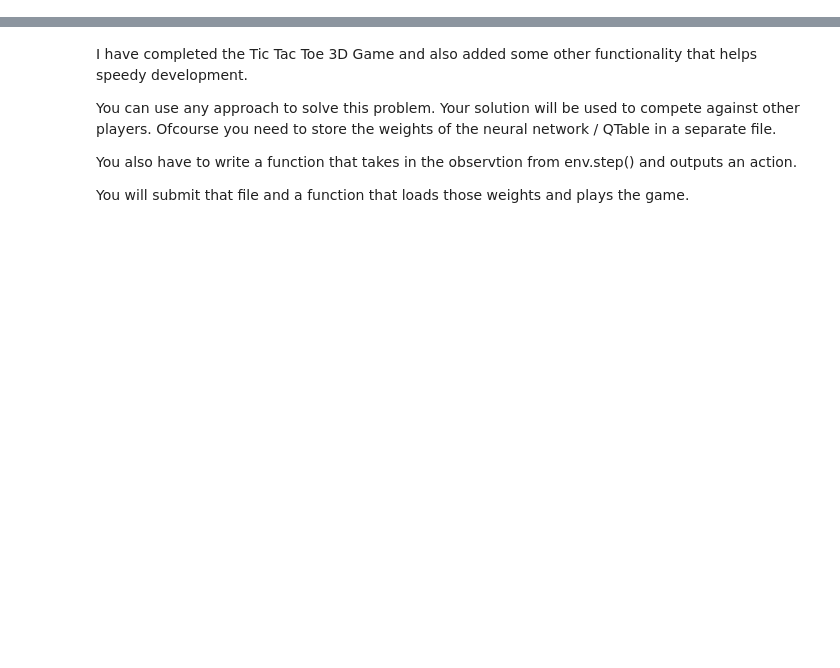
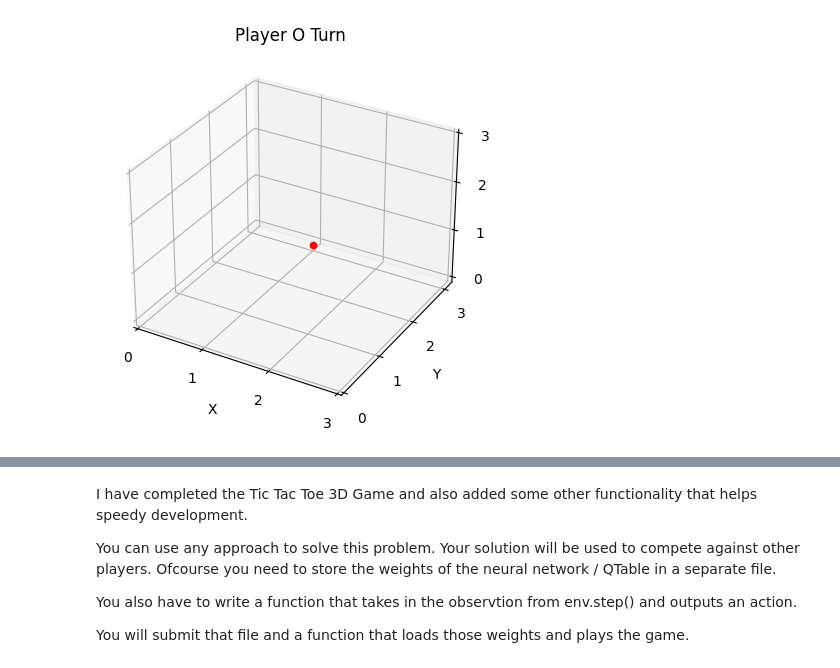
Before and after one commit to mdanyalmalik/tictactoe3d-deep-rl, a Jupyter notebook: tictactoe_3d.ipynb, the cells around one changed output, grey strips where cells are left out. Saved outputs shown, nothing was run; the diff lists cells and outputs as text; code cells hidden in the pictures; blank space fills up the shorter version.

```diff
--- a/tictactoe_3d.ipynb
+++ b/tictactoe_3d.ipynb
@@ -28,7 +28,7 @@ class WinCondition:
     def check_all_vertical_diagonals(self):
 
         xdiag = any(self.check_vertical_xdiagonals(x) for x in range(4))
-        ydiag = any(self.check_vertical_xdiagonals(y) for y in range(4))
+        ydiag = any(self.check_vertical_ydiagonals(y) for y in range(4))
 
         return xdiag or ydiag
 
@@ -213,7 +213,7 @@ class TicTacToe4x4x4(WinCondition):
 
         return self.board, reward, self.terminated, self.current_player
 
-    def step(self, x, y, z):
+    def step_coordinates(self, x, y, z):
         # Output: Observation, reward, terminated, player_turn
         observation, reward, terminated, player_turn = self.update_board(x, y, z)
 
@@ -235,6 +235,15 @@ class TicTacToe4x4x4(WinCondition):
 # %%
 env = TicTacToe4x4x4(render_mode="human")
 # Render Mode as human would get you a visualization of your environment.
+# %%
+x = 1
+y = 3
+z = 0
+
+position = env.get_position(x, y, z)
+observation, reward, terminated, player_turn = env.step(position)
+# %% [output]
+[figure, added]
 # %%
 # Initialized as a random policy for player 1
 
```
Also changed, not shown: parts of 11 cells of this notebook.
